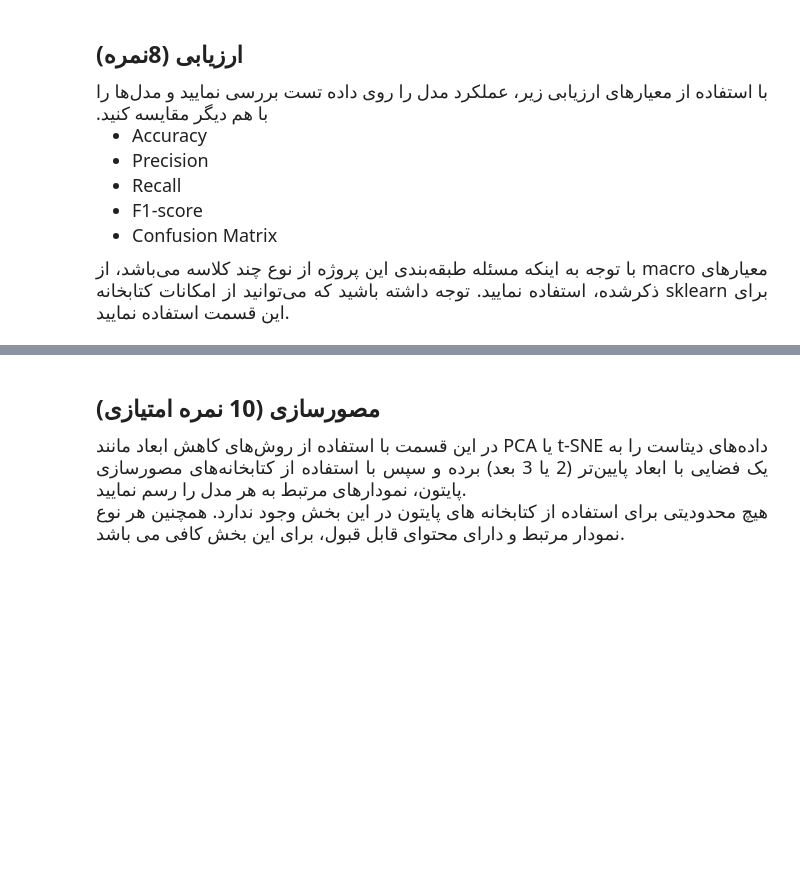
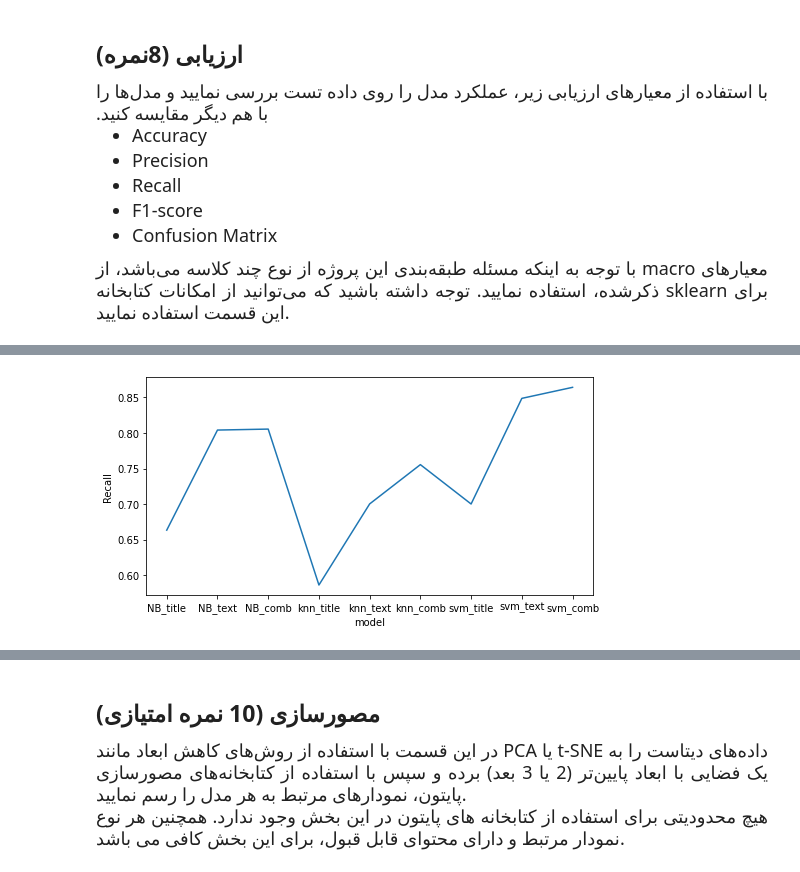
Before and after one commit to parhampch/Modern-Information-Retrieval_Project, a Jupyter notebook: phase3/Phase3.ipynb, the cells around one changed output, grey strips where cells are left out. Saved outputs shown, nothing was run; the diff lists cells and outputs as text; code cells hidden in the pictures; blank space fills up the shorter version.

```diff
--- a/phase3/Phase3.ipynb
+++ b/phase3/Phase3.ipynb
@@ -482,0 +550,10 @@ Combination Validation Accuracy: 89.02%
+# %%
+recall = [recall_NB_title, recall_NB_text, recall_NB_comb, recall_knn_title, recall_knn_text, recall_knn_comb, recall_svm_title, recall_svm_text, recall_svm_comb]
+labels = ['NB_title', 'NB_text', 'NB_comb', 'knn_title', 'knn_text', 'knn_comb', 'svm_title', 'svm_text', 'svm_comb']
+plt.figure(figsize=(8, 4));
+plt.plot(labels, recall);
+plt.xlabel('model');
+plt.ylabel('Recall');
+plt.show();
+# %% [output]
+[figure, added]
```
Also changed, not shown: parts of 15 cells of this notebook.
